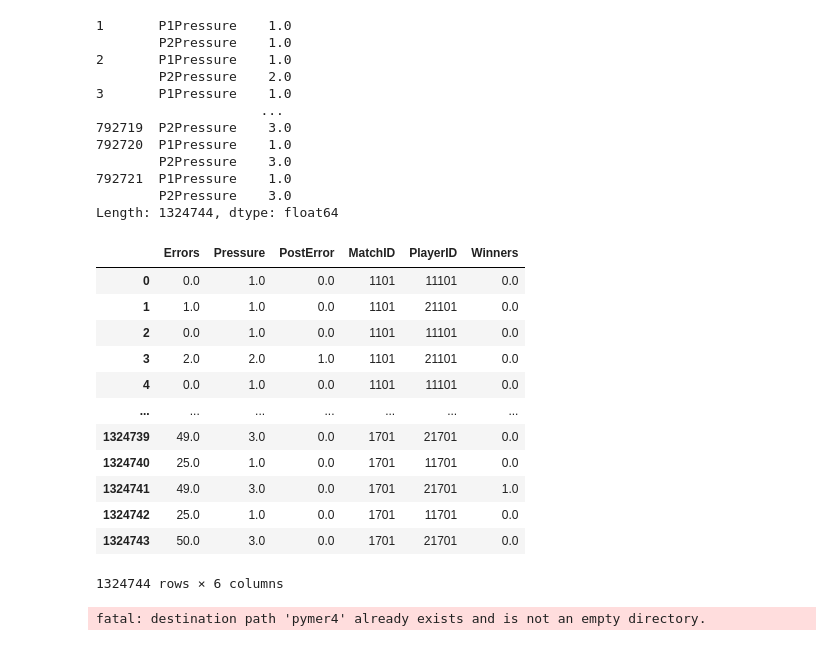
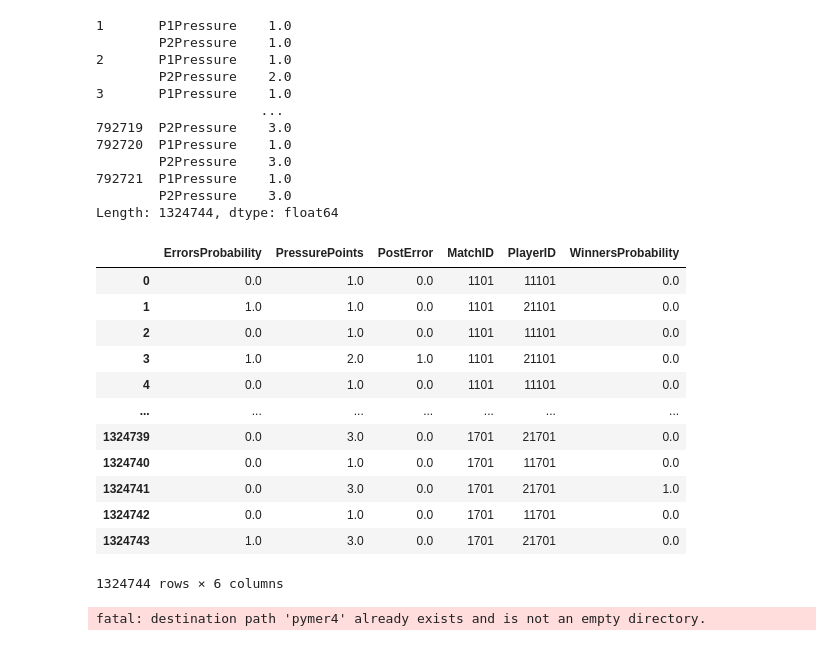
Before and after one commit to hoanganhminh01/CSE-481DS-Tennis-Analysis, a Jupyter notebook: src/post_error.ipynb, the cells around one changed output. Cells and saved outputs as stored; diff of their text form; code cells hidden in the pictures.

```diff
--- a/src/post_error.ipynb
+++ b/src/post_error.ipynb
@@ -140,22 +141,22 @@ b
 Length: 1324744, dtype: float64
 # %%
 points3 = pd.concat([a.reset_index(drop=True), b.reset_index(drop=True), c.reset_index(drop=True), d.reset_index(drop=True), e.reset_index(drop=True), f.reset_index(drop=True)], axis=1)
-points3.columns = ["Errors", "Pressure", "PostError", "MatchID", "PlayerID", "Winners"]
-points3.to_csv("../data/points-pressure-plot.csv")
+points3.columns = ["ErrorsProbability", "PressurePoints", "PostError", "MatchID", "PlayerID", "WinnersProbability"]
+points3.to_csv("../data/points-pressure-plot2.csv")
 points3
 # %% [output]
-|  | Errors | Pressure | PostError | MatchID | PlayerID | Winners |
+|  | ErrorsProbability | PressurePoints | PostError | MatchID | PlayerID | WinnersProbability |
 | 0 | 0.0 | 1.0 | 0.0 | 1101 | 11101 | 0.0 |
 | 1 | 1.0 | 1.0 | 0.0 | 1101 | 21101 | 0.0 |
 | 2 | 0.0 | 1.0 | 0.0 | 1101 | 11101 | 0.0 |
-| 3 | 2.0 | 2.0 | 1.0 | 1101 | 21101 | 0.0 |
+| 3 | 1.0 | 2.0 | 1.0 | 1101 | 21101 | 0.0 |
 | 4 | 0.0 | 1.0 | 0.0 | 1101 | 11101 | 0.0 |
 | ... | ... | ... | ... | ... | ... | ... |
-| 1324739 | 49.0 | 3.0 | 0.0 | 1701 | 21701 | 0.0 |
-| 1324740 | 25.0 | 1.0 | 0.0 | 1701 | 11701 | 0.0 |
-| 1324741 | 49.0 | 3.0 | 0.0 | 1701 | 21701 | 1.0 |
-| 1324742 | 25.0 | 1.0 | 0.0 | 1701 | 11701 | 0.0 |
-| 1324743 | 50.0 | 3.0 | 0.0 | 1701 | 21701 | 0.0 |
+| 1324739 | 0.0 | 3.0 | 0.0 | 1701 | 21701 | 0.0 |
+| 1324740 | 0.0 | 1.0 | 0.0 | 1701 | 11701 | 0.0 |
+| 1324741 | 0.0 | 3.0 | 0.0 | 1701 | 21701 | 1.0 |
+| 1324742 | 0.0 | 1.0 | 0.0 | 1701 | 11701 | 0.0 |
+| 1324743 | 1.0 | 3.0 | 0.0 | 1701 | 21701 | 0.0 |
 1324744 rows × 6 columns
 # %%
 !git clone https://github.com/ejolly/pymer4.git
```
Also changed, not shown: parts of 4 cells of this notebook, 4 other files.
